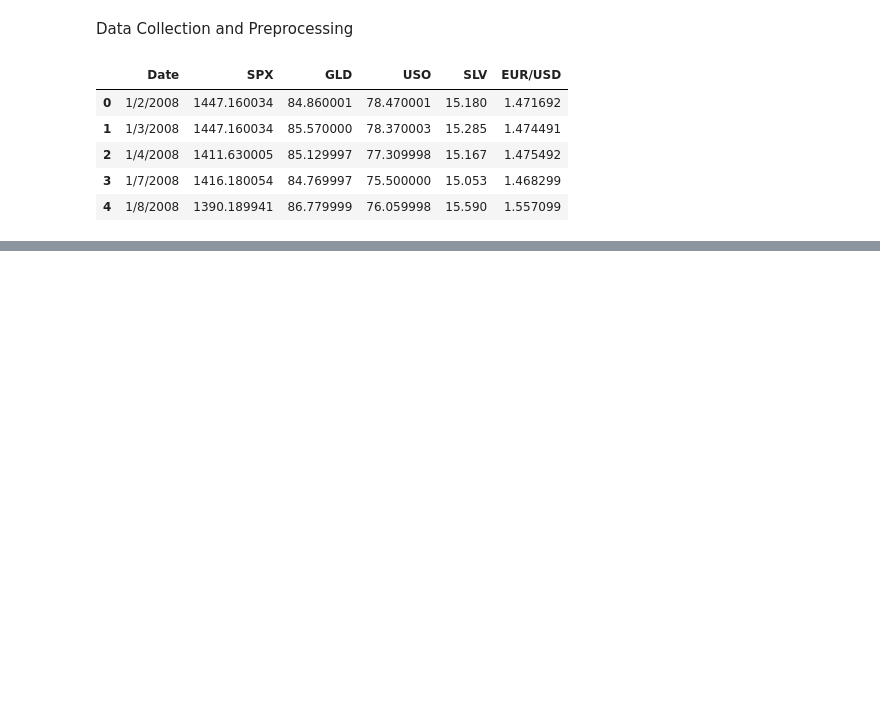
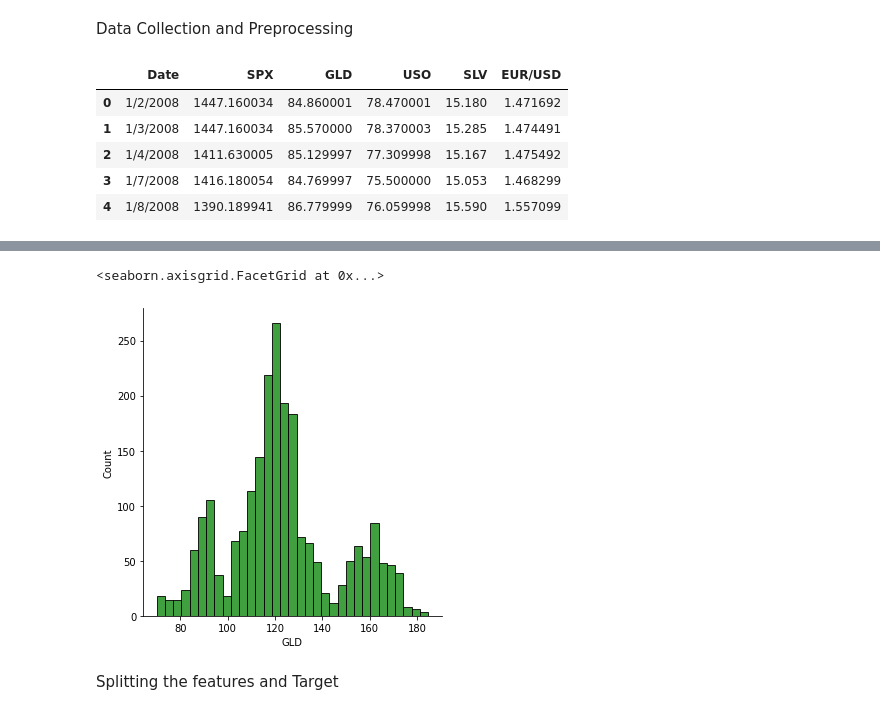
Before and after one commit to milochanaRathnayake/MachineLearningProjects, a Jupyter notebook: Project_02_Gold_Price_Prediction.ipynb, the cells around one changed output, grey strips where cells are left out. Drawn from its saved outputs; the diff is of its cells as text; code cells hidden in the pictures; blank space fills up the shorter version.

```diff
--- a/Project_02_Gold_Price_Prediction.ipynb
+++ b/Project_02_Gold_Price_Prediction.ipynb
@@ -27,0 +109,8 @@ df.head()
+# %%
+# check the distribution of the gold price
+sns.displot(df['GLD'], color='Green')
+# %% [output]
+<seaborn.axisgrid.FacetGrid at 0x...>
+[figure, added]
+# %% [markdown]
+Splitting the features and Target
```
Also changed, not shown: parts of 22 cells of this notebook.
